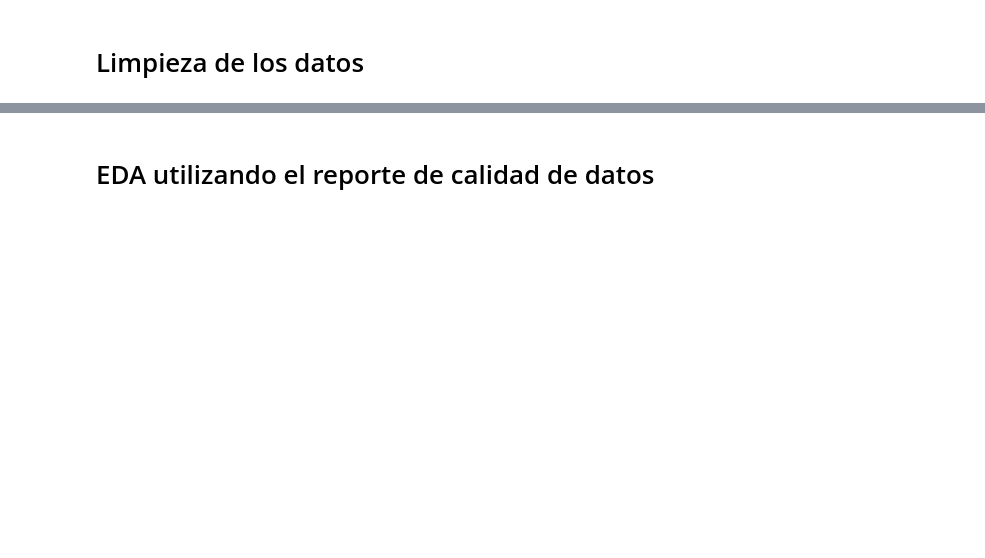
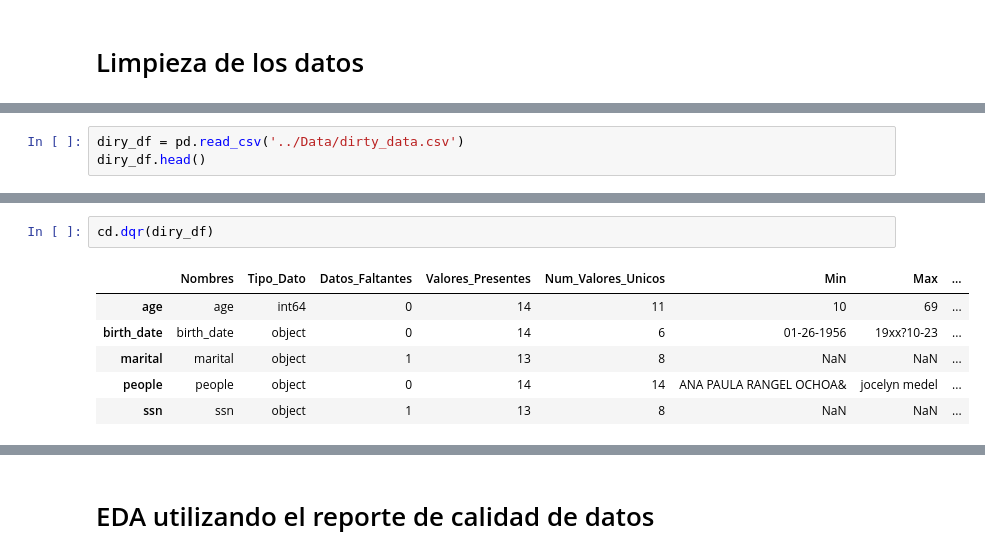
Before and after one commit to gdesirena/CDIN_O2021, a Jupyter notebook: Modulo1/Code/3.- EDA.ipynb, the cells around one changed output, grey strips where cells are left out. Saved outputs shown, nothing was run; the diff lists cells and outputs as text; blank space fills up the shorter version.

```diff
--- a/Modulo1/Code/3.- EDA.ipynb
+++ b/Modulo1/Code/3.- EDA.ipynb
@@ -55,0 +111,3 @@ import numpy as np
+# %%
+diry_df = pd.read_csv('../Data/dirty_data.csv')
+diry_df.head()
@@ -55,0 +299,9 @@ import numpy as np
+# %%
+cd.dqr(diry_df)
+# %% [output]
+|  | Nombres | Tipo_Dato | Datos_Faltantes | Valores_Presentes | Num_Valores_Unicos | Min | Max | ... |
+| age | age | int64 | 0 | 14 | 11 | 10 | 69 | ... |
+| birth_date | birth_date | object | 0 | 14 | 6 | 01-26-1956 | 19xx?10-23 | ... |
+| marital | marital | object | 1 | 13 | 8 | NaN | NaN | ... |
+| people | people | object | 0 | 14 | 14 | ANA PAULA RANGEL OCHOA& | jocelyn medel | ... |
+| ssn | ssn | object | 1 | 13 | 8 | NaN | NaN | ... |
```
Also changed, not shown: parts of 55 cells of this notebook, 4 other files.
